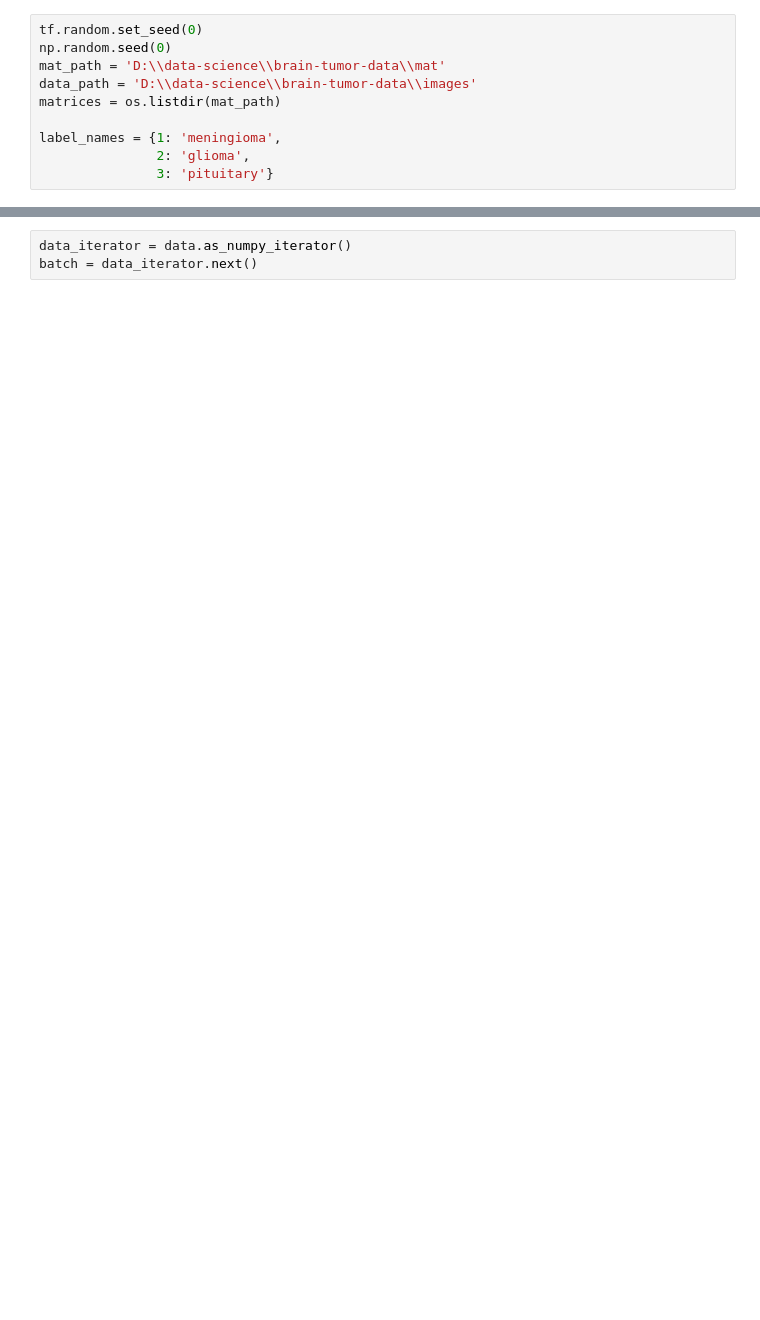
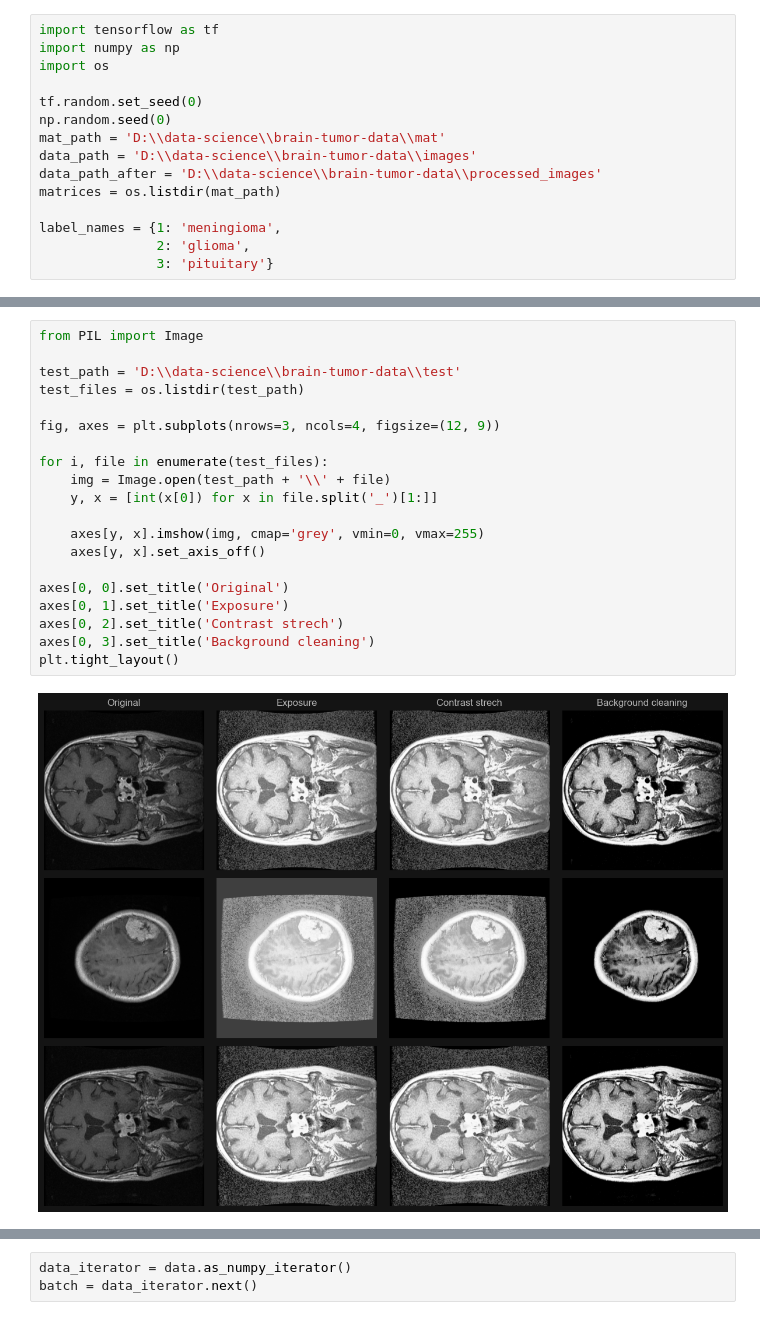
Before and after one commit to gracjan-p/brain-tumors, a Jupyter notebook: brain-tumors-analysis.ipynb, the cells around one changed output, grey strips where cells are left out. Cells and saved outputs as stored; diff of their text form; blank space fills up the shorter version.

```diff
--- a/brain-tumors-analysis.ipynb
+++ b/brain-tumors-analysis.ipynb
@@ -33,8 +44,13 @@ Preprocessing images:
 # %%
+import tensorflow as tf
+import numpy as np
+import os
+
 tf.random.set_seed(0)
 np.random.seed(0)
 mat_path = 'D:\\data-science\\brain-tumor-data\\mat'
 data_path = 'D:\\data-science\\brain-tumor-data\\images'
+data_path_after = 'D:\\data-science\\brain-tumor-data\\processed_images'
 matrices = os.listdir(mat_path)
 
 label_names = {1: 'meningioma',
@@ -99 +91,23 @@ plt.tight_layout()
+# %%
+from PIL import Image
+
+test_path = 'D:\\data-science\\brain-tumor-data\\test'
+test_files = os.listdir(test_path)
+
+fig, axes = plt.subplots(nrows=3, ncols=4, figsize=(12, 9))
+
+for i, file in enumerate(test_files):
+    img = Image.open(test_path + '\\' + file)
+    y, x = [int(x[0]) for x in file.split('_')[1:]]
+
+    axes[y, x].imshow(img, cmap='grey', vmin=0, vmax=255)
+    axes[y, x].set_axis_off()
+
+axes[0, 0].set_title('Original')
+axes[0, 1].set_title('Exposure')
+axes[0, 2].set_title('Contrast strech')
+axes[0, 3].set_title('Background cleaning')
+plt.tight_layout()
+# %% [output]
+[figure, added]
 # %%
```
Also changed, not shown: parts of 26 cells of this notebook, 1 other file.
